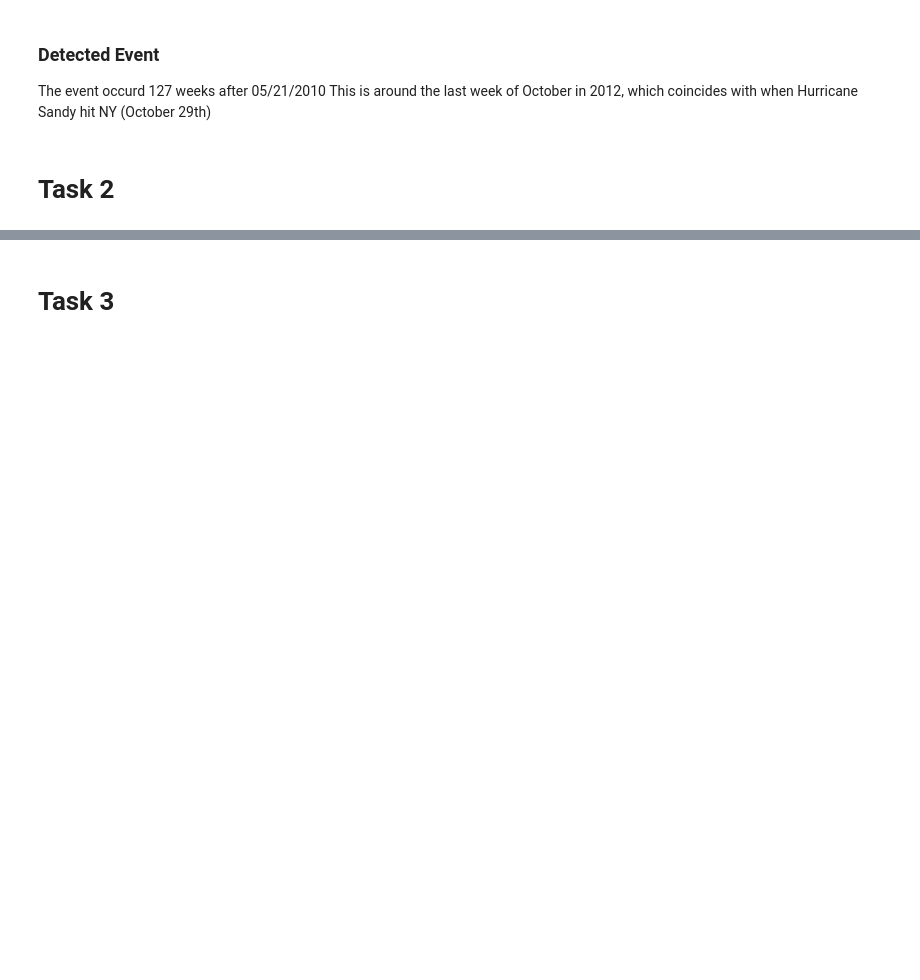
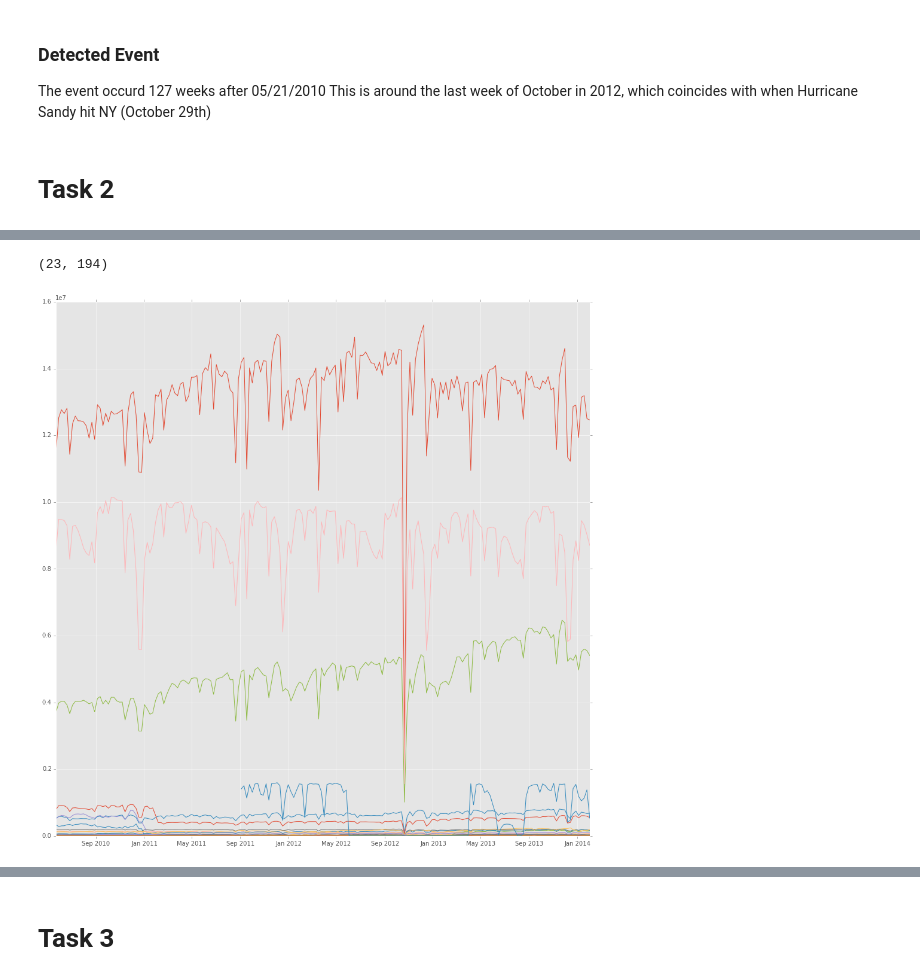
Before and after one commit to afcarl/PUI2015_vvijayarangan, a Jupyter notebook: HW6/subway_timeseries.ipynb, the cells around one changed output, grey strips where cells are left out. Cells and saved outputs as stored; diff of their text form; code cells hidden in the pictures; blank space fills up the shorter version.

```diff
--- a/HW6/subway_timeseries.ipynb
+++ b/HW6/subway_timeseries.ipynb
@@ -74,0 +72,10 @@ This is around the last week of October in 2012, which coincides with when Hurri
+# %%
+ridership_types = np.nansum(subway, axis = 0)
+ridership_types.shape
+# %% [output]
+(23, 194)
+# %%
+pl.figure(figsize = (16, 16))
+pl.plot(weeks, np.transpose(ridership_types));
+# %% [output]
+[figure, added]
```
Also changed, not shown: parts of 8 cells of this notebook.
